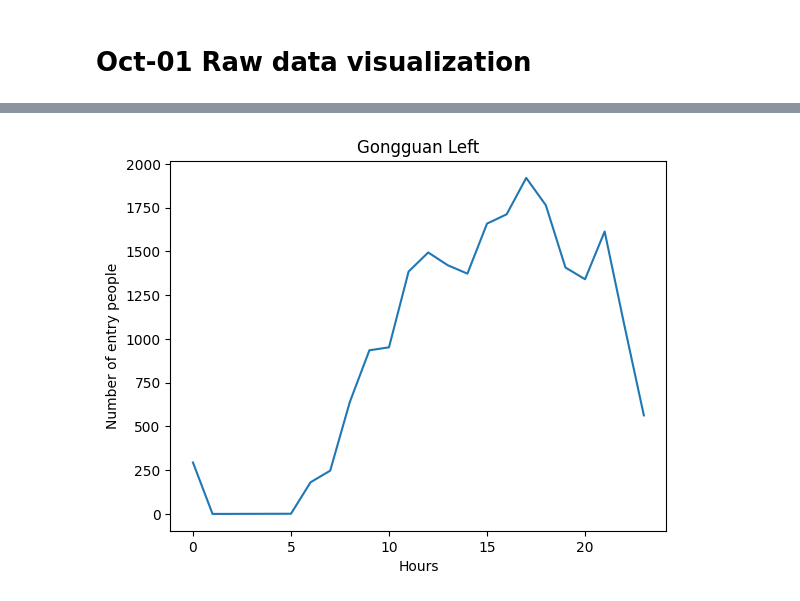
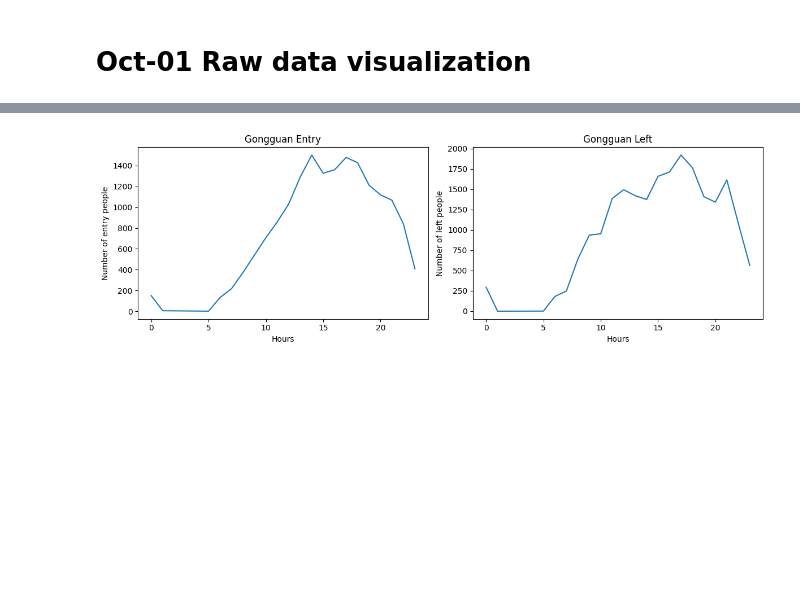
Before and after one commit to Xubwei/MDS_FinalProject, a Jupyter notebook: MRT_oct_preproc.ipynb, the cells around one changed output, grey strips where cells are left out. Cells and saved outputs as stored; diff of their text form; code cells hidden in the pictures; blank space fills up the shorter version.

```diff
--- a/MRT_oct_preproc.ipynb
+++ b/MRT_oct_preproc.ipynb
@@ -172,12 +147,17 @@ plt.show()
-# %%
-plt.plot(daily_res_left.index, daily_res_left['人次'])
-
-# 添加標題和軸標籤
-plt.title('Gongguan Left')
-plt.xlabel('Hours')
-plt.ylabel('Number of entry people')
-
-# 顯示圖表
-plt.show()
-# %% [output]
-[figure, removed]
+# %%
+fig, axes = plt.subplots(nrows=1, ncols=2, figsize=(12, 4))
+
+axes[0].plot(daily_res_ent.index, daily_res_ent['人次'])
+axes[0].set_title('Gongguan Entry')
+axes[0].set_xlabel('Hours')
+axes[0].set_ylabel('Number of entry people')
+
+axes[1].plot(daily_res_left.index, daily_res_left['人次'])
+axes[1].set_title('Gongguan Left')
+axes[1].set_xlabel('Hours')
+axes[1].set_ylabel('Number of left people')
+
+plt.tight_layout()
+plt.show()
+# %% [output]
+[figure, added]
```
Also changed, not shown: parts of 12 cells of this notebook.
